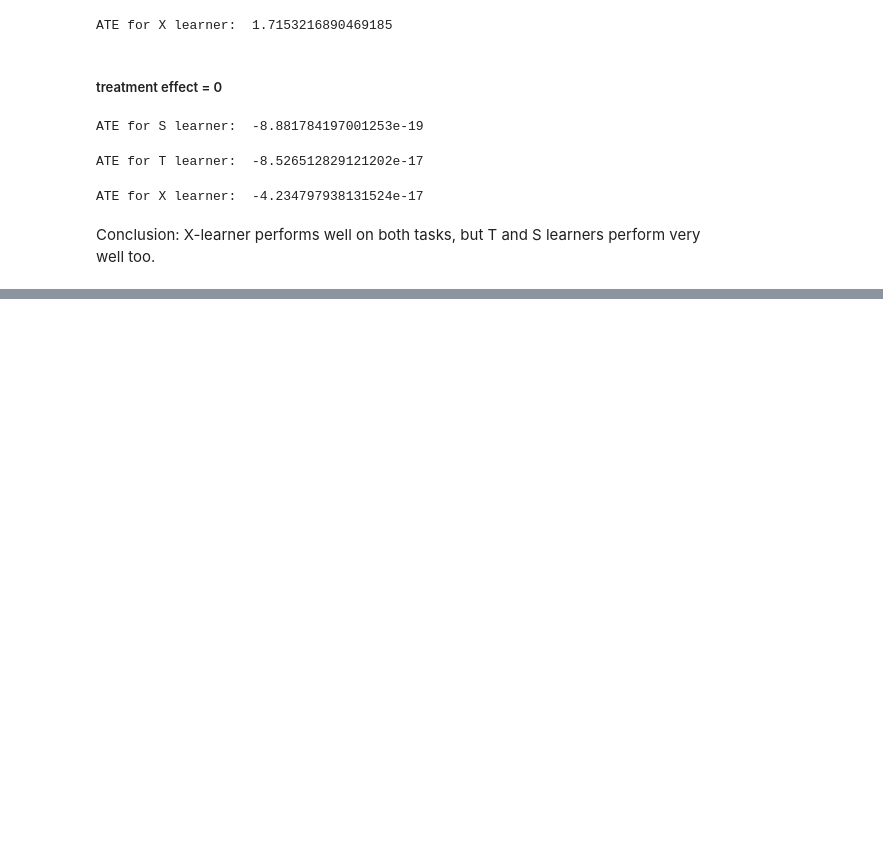
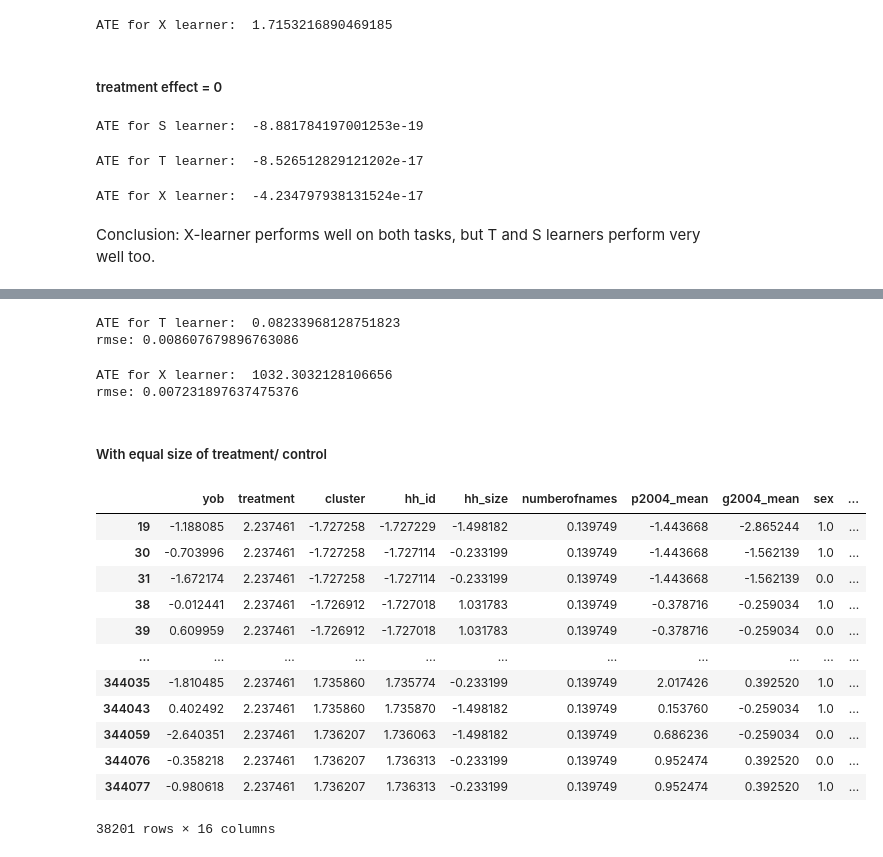
Before and after one commit to rollingeddoe/metalearner_hte, a Jupyter notebook: experiment on synthetic data .ipynb, the cells around one changed output, grey strips where cells are left out. Cells and saved outputs as stored; diff of their text form; code cells hidden in the pictures; blank space fills up the shorter version.

Commit message:
Add GOTV data experiment

```diff
--- a/experiment on synthetic data .ipynb
+++ b/experiment on synthetic data .ipynb
@@ -204,0 +207,33 @@ Conclusion: X-learner performs well on both tasks, but T and S learners perform
+# %%
+# data preprocessing
+
+df = pd.read_csv('GerberGreenLarimer_APSR_2008_social_pressure.csv')
+df = df[df['treatment'].isin([' Control',' Neighbors'])]
+
+# df = pd.read_csv('GerberGreenLarimer_APSR_2008_social_pressure.csv')
+df['treatment'] = np.where(df.treatment == ' Control',0,1)
+df['voted'] = np.where(df.voted == 'Yes', 1, 0)
+df['sex'] = np.where(df.sex == 'male',1, 0)
+df['g2000'] = np.where(df.g2000 == 'yes', 1, 0)
+df['g2002'] = np.where(df.g2002 == 'yes', 1, 0)
+df['g2004'] = np.where(df.g2004 == 'yes', 1, 0)
+df['p2000'] = np.where(df.p2000 == 'yes', 1, 0)
+df['p2002'] = np.where(df.p2002 == 'yes', 1, 0)
+df['p2004'] = np.where(df.p2004 == 'Yes', 1, 0)
+
+cts_variables_names = ["yob","treatment","cluster","hh_id","hh_size","numberofnames","p2004_mean","g2004_mean"]
+binary_variables_names = ["sex","g2000", "g2002", "p2000", "p2002", "p2004"]
+# for column in binary_variables_names:
+#     if column == 'sex':
+#         df[column] = np.where(df[column] == ' male',1,0)
+#     else:
+#         df[column] = df[column].str.lower()
+#         df[column] = np.where(df[column] == ' yes',1,0)
+scaled_cts_covariates = StandardScaler().fit_transform(df[cts_variables_names])
+binary_covariates = df[binary_variables_names]
+d = pd.DataFrame(np.concatenate((scaled_cts_covariates, binary_covariates), axis=1),
+                        columns=cts_variables_names+binary_variables_names, index=df.index)
+d["W"] = df["treatment"]
+d["Y"] = df["voted"]
+
+gotv_data = resample_from_GOTV(d)
@@ -204,0 +251,42 @@ Conclusion: X-learner performs well on both tasks, but T and S learners perform
+# %%
+t_learner = Tlearner(RandomForestClassifier(),RandomForestClassifier(), is_regressor= False)
+t_learner.fit(d.drop(columns = ['W','Y']), d['W'], d['Y'])
+ite, yhat_ts, yhat_cs, rmse = t_learner.get_ite(d.drop(columns = ['W','Y']), d['W'], d['Y'])
+
+print('ATE for T learner: ', np.mean(ite))
+print('rmse:', rmse)
+# %% [output]
+ATE for T learner:  0.08233968128751823
+rmse: 0.008607679896763086
+# %%
+x_learner = Xlearner(RandomForestClassifier(),
+                     propensity_model = LogisticRegression(),
+                     control_effect_learner = LinearRegression(),
+                     treatment_effect_learner = LinearRegression(),
+                    is_regressor= False)
+x_learner.fit(d.drop(columns = ['W','Y']), d['W'], d['Y'])
+ite, yhat_ts, yhat_cs, rmse = x_learner.get_ite(d.drop(columns = ['W','Y']), d['W'], d['Y'])
+
+print('ATE for X learner: ', np.mean(ite))
+print('rmse:', rmse)
+# %% [output]
+ATE for X learner:  1032.3032128106656
+rmse: 0.007231897637475376
+# %% [markdown]
+##### With equal size of treatment/ control
+# %%
+d[d['W'] == 1]
+# %% [output]
+|  | yob | treatment | cluster | hh_id | hh_size | numberofnames | p2004_mean | g2004_mean | sex | ... |
+| 19 | -1.188085 | 2.237461 | -1.727258 | -1.727229 | -1.498182 | 0.139749 | -1.443668 | -2.865244 | 1.0 | ... |
+| 30 | -0.703996 | 2.237461 | -1.727258 | -1.727114 | -0.233199 | 0.139749 | -1.443668 | -1.562139 | 1.0 | ... |
+| 31 | -1.672174 | 2.237461 | -1.727258 | -1.727114 | -0.233199 | 0.139749 | -1.443668 | -1.562139 | 0.0 | ... |
+| 38 | -0.012441 | 2.237461 | -1.726912 | -1.727018 | 1.031783 | 0.139749 | -0.378716 | -0.259034 | 1.0 | ... |
+| 39 | 0.609959 | 2.237461 | -1.726912 | -1.727018 | 1.031783 | 0.139749 | -0.378716 | -0.259034 | 0.0 | ... |
+| ... | ... | ... | ... | ... | ... | ... | ... | ... | ... | ... |
+| 344035 | -1.810485 | 2.237461 | 1.735860 | 1.735774 | -0.233199 | 0.139749 | 2.017426 | 0.392520 | 1.0 | ... |
+| 344043 | 0.402492 | 2.237461 | 1.735860 | 1.735870 | -1.498182 | 0.139749 | 0.153760 | -0.259034 | 1.0 | ... |
+| 344059 | -2.640351 | 2.237461 | 1.736207 | 1.736063 | -1.498182 | 0.139749 | 0.686236 | -0.259034 | 0.0 | ... |
+| 344076 | -0.358218 | 2.237461 | 1.736207 | 1.736313 | -0.233199 | 0.139749 | 0.952474 | 0.392520 | 0.0 | ... |
+| 344077 | -0.980618 | 2.237461 | 1.736207 | 1.736313 | -0.233199 | 0.139749 | 0.952474 | 0.392520 | 1.0 | ... |
+38201 rows × 16 columns
```
Also changed, not shown: parts of 19 cells of this notebook.
